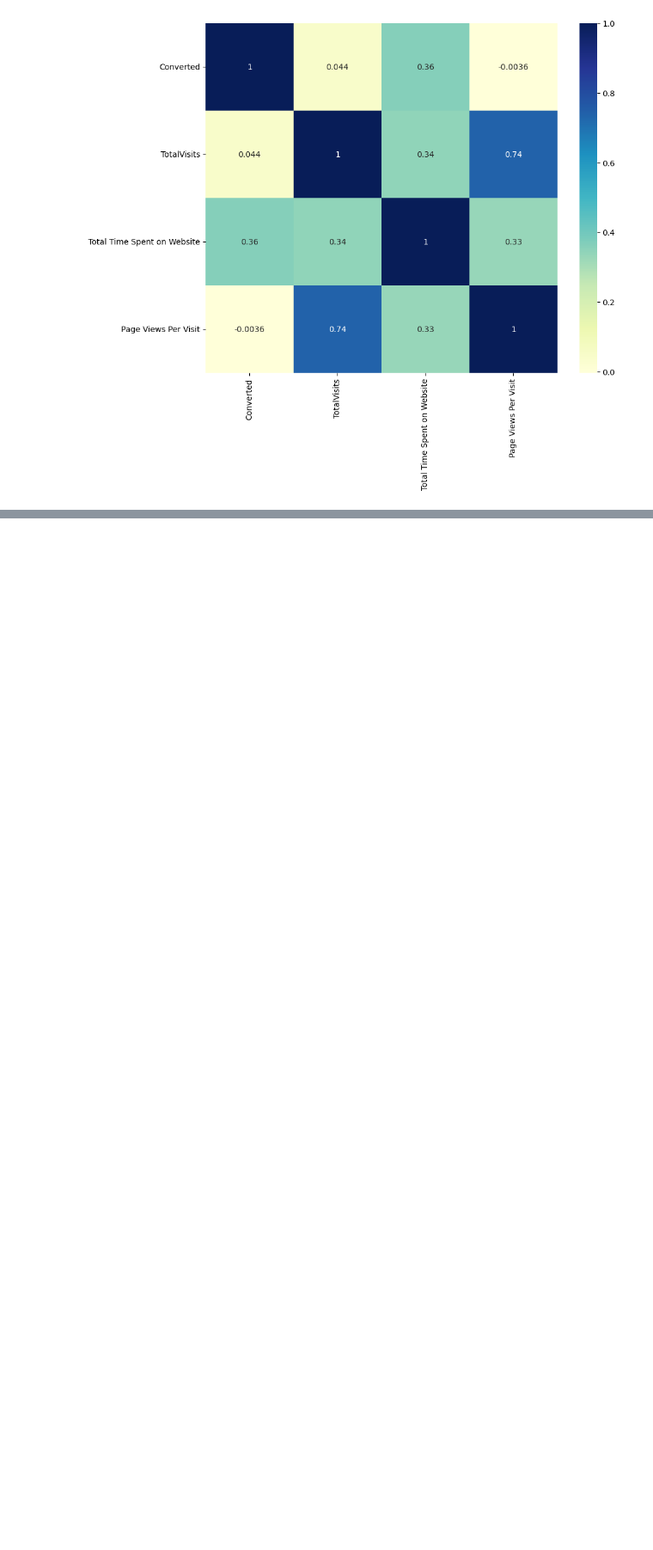
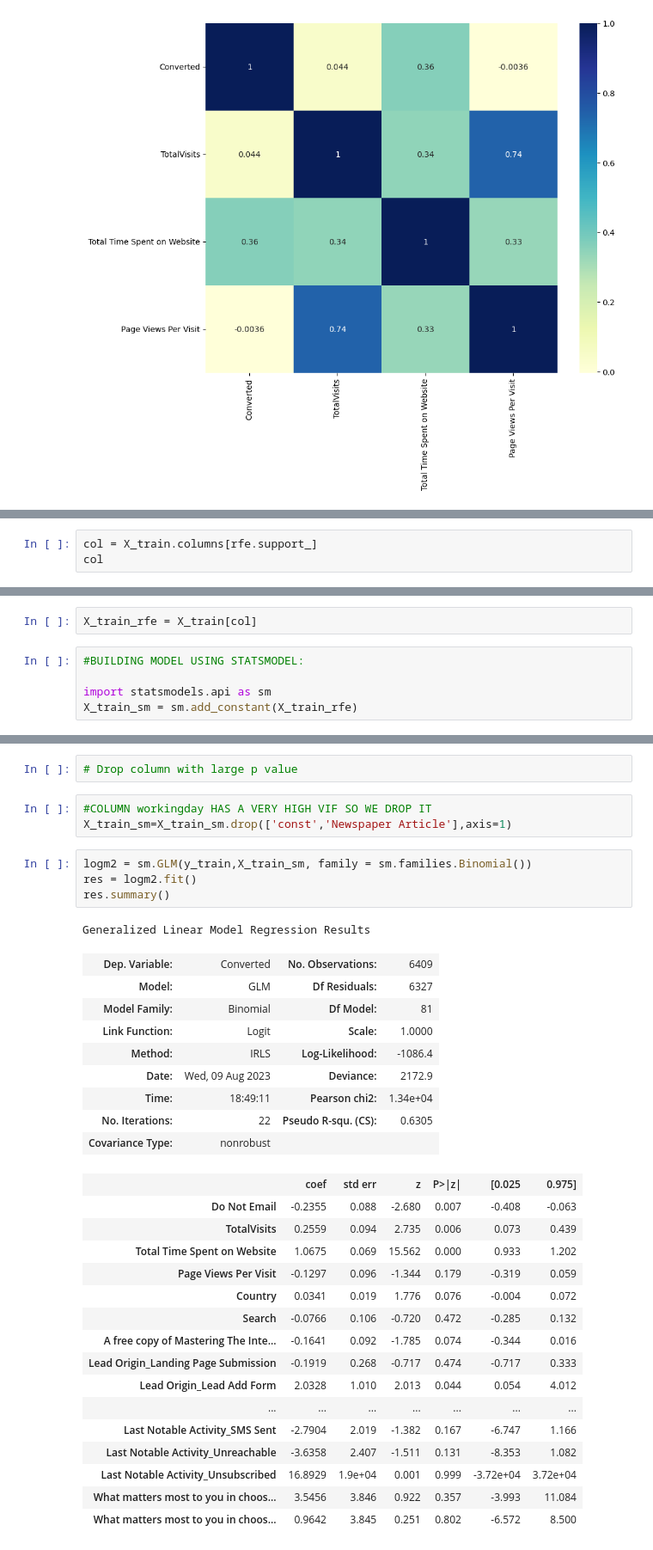
Before and after one commit to chitra1710/First_Repro, a Jupyter notebook: Lead_Scoring.ipynb, the cells around one changed output, grey strips where cells are left out. Shown at 86% size. Drawn from its saved outputs; the diff is of its cells as text; blank space fills up the shorter version.

Commit message:
LeadScoring_9thAug

```diff
--- a/Lead_Scoring.ipynb
+++ b/Lead_Scoring.ipynb
@@ -764,0 +1284,3 @@ df.head()
+# %%
+col = X_train.columns[rfe.support_]
+col
@@ -764,0 +1305,7 @@ df.head()
+# %%
+X_train_rfe = X_train[col]
+# %%
+#BUILDING MODEL USING STATSMODEL:
+
+import statsmodels.api as sm
+X_train_sm = sm.add_constant(X_train_rfe)
@@ -764,0 +1334,36 @@ df.head()
+# %%
+# Drop column with large p value
+# %%
+#COLUMN workingday HAS A VERY HIGH VIF SO WE DROP IT
+X_train_sm=X_train_sm.drop(['const','Newspaper Article'],axis=1)
+# %%
+logm2 = sm.GLM(y_train,X_train_sm, family = sm.families.Binomial())
+res = logm2.fit()
+res.summary()
+# %% [output]
+Generalized Linear Model Regression Results
+| Dep. Variable: | Converted | No. Observations: | 6409 |
+| Model: | GLM | Df Residuals: | 6327 |
+| Model Family: | Binomial | Df Model: | 81 |
+| Link Function: | Logit | Scale: | 1.0000 |
+| Method: | IRLS | Log-Likelihood: | -1086.4 |
+| Date: | Wed, 09 Aug 2023 | Deviance: | 2172.9 |
+| Time: | 18:49:11 | Pearson chi2: | 1.34e+04 |
+| No. Iterations: | 22 | Pseudo R-squ. (CS): | 0.6305 |
+| Covariance Type: | nonrobust |  |  |
+|  | coef | std err | z | P>|z| | [0.025 | 0.975] |
+| Do Not Email | -0.2355 | 0.088 | -2.680 | 0.007 | -0.408 | -0.063 |
+| TotalVisits | 0.2559 | 0.094 | 2.735 | 0.006 | 0.073 | 0.439 |
+| Total Time Spent on Website | 1.0675 | 0.069 | 15.562 | 0.000 | 0.933 | 1.202 |
+| Page Views Per Visit | -0.1297 | 0.096 | -1.344 | 0.179 | -0.319 | 0.059 |
+| Country | 0.0341 | 0.019 | 1.776 | 0.076 | -0.004 | 0.072 |
+| Search | -0.0766 | 0.106 | -0.720 | 0.472 | -0.285 | 0.132 |
+| A free copy of Mastering The Inte... | -0.1641 | 0.092 | -1.785 | 0.074 | -0.344 | 0.016 |
+| Lead Origin_Landing Page Submission | -0.1919 | 0.268 | -0.717 | 0.474 | -0.717 | 0.333 |
+| Lead Origin_Lead Add Form | 2.0328 | 1.010 | 2.013 | 0.044 | 0.054 | 4.012 |
+| ... | ... | ... | ... | ... | ... | ... |
+| Last Notable Activity_SMS Sent | -2.7904 | 2.019 | -1.382 | 0.167 | -6.747 | 1.166 |
+| Last Notable Activity_Unreachable | -3.6358 | 2.407 | -1.511 | 0.131 | -8.353 | 1.082 |
+| Last Notable Activity_Unsubscribed | 16.8929 | 1.9e+04 | 0.001 | 0.999 | -3.72e+04 | 3.72e+04 |
+| What matters most to you in choos... | 3.5456 | 3.846 | 0.922 | 0.357 | -3.993 | 11.084 |
+| What matters most to you in choos... | 0.9642 | 3.845 | 0.251 | 0.802 | -6.572 | 8.500 |
```
Also changed, not shown: parts of 92 cells of this notebook.
